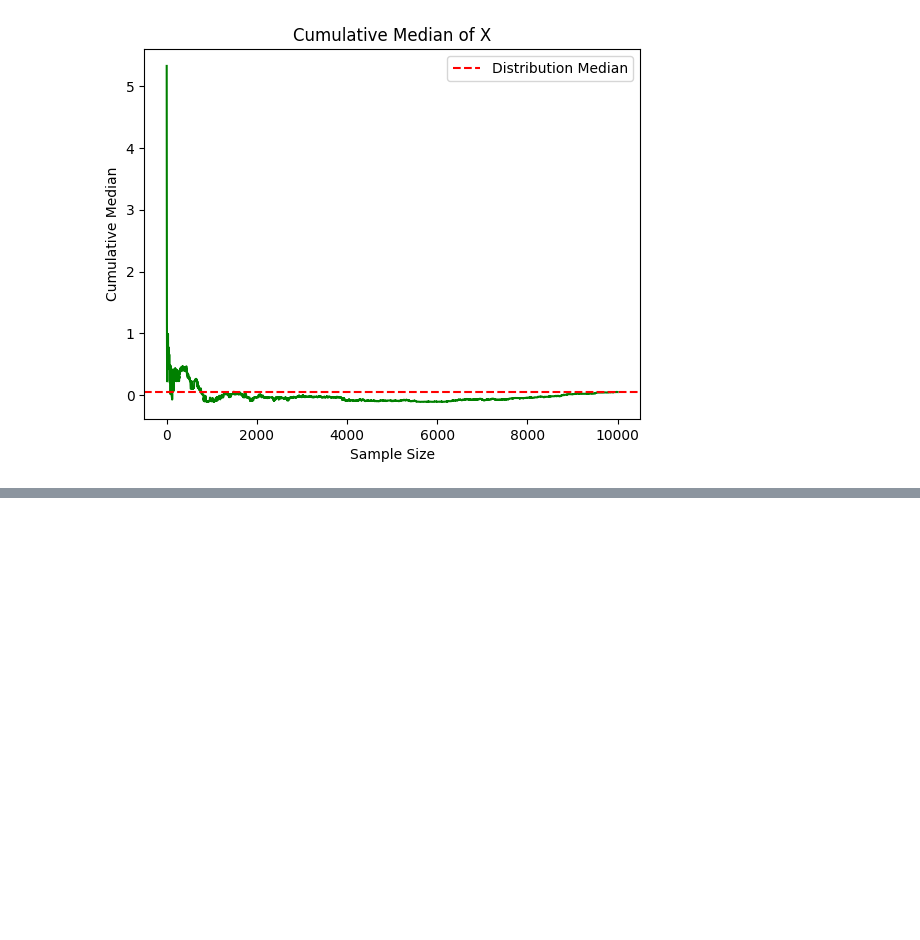
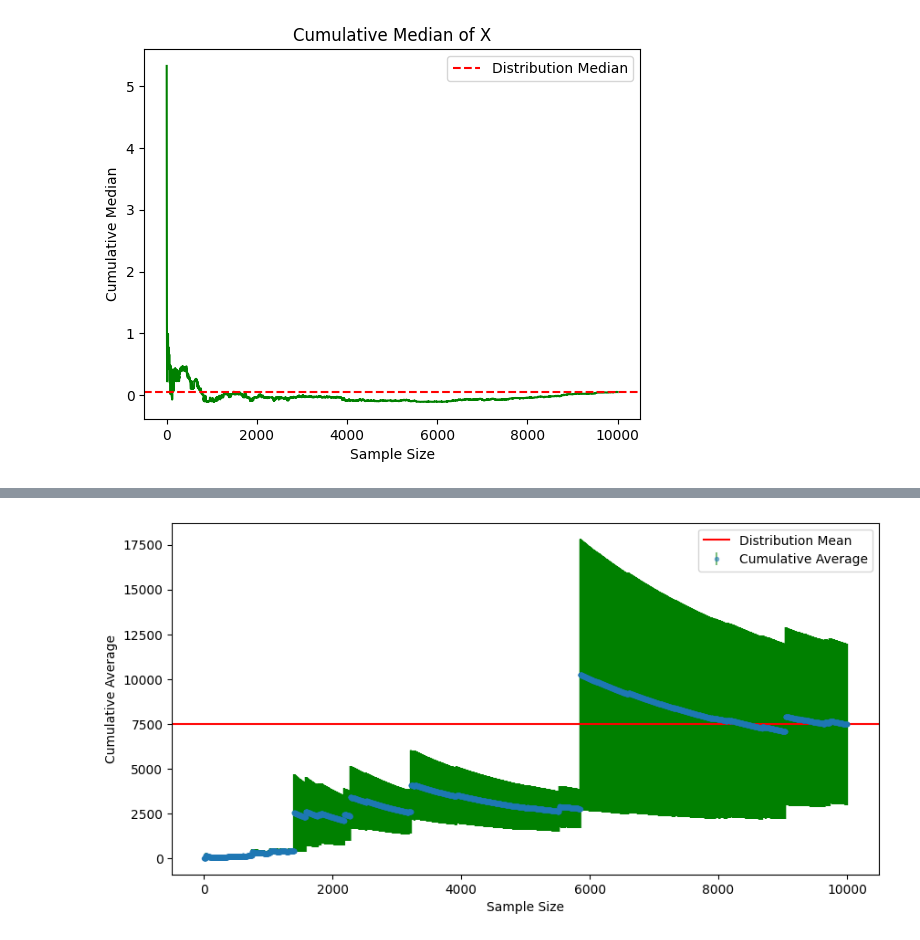
Before and after one commit to Student204161/computational-social-science-assignments, a Jupyter notebook: Exercise 3 Project 1.ipynb, the cells around one changed output, grey strips where cells are left out. Drawn from its saved outputs; the diff is of its cells as text; code cells hidden in the pictures; blank space fills up the shorter version.

```diff
--- a/Exercise 3 Project 1.ipynb
+++ b/Exercise 3 Project 1.ipynb
@@ -81,0 +75,17 @@ plt.show()
+# %%
+cumulative_avg_Par = np.cumsum(Pareto_data) / np.arange(1, len(Pareto_data) + 1)
+cumulative_error_Par = np.cumsum((Pareto_data - cumulative_avg_Par) ** 2) / np.arange(1, len(Pareto_data) + 1)
+cumulative_standard_error_Par = np.sqrt(cumulative_error_Par) / np.sqrt(np.arange(1, len(Pareto_data) + 1))
+
+distribution_mean_Par = np.mean(Pareto_data)
+distribution_median_Par = np.median(Pareto_data)
+
+plt.figure(figsize=(10, 5))
+plt.errorbar(np.arange(1, len(Pareto_data)+1), cumulative_avg_Par, yerr=cumulative_standard_error_Par, fmt='.', ecolor='green', alpha=0.5, label='Cumulative Average')
+plt.axhline(distribution_mean_Par, color='r', label='Distribution Mean')
+plt.xlabel('Sample Size')
+plt.ylabel('Cumulative Average')
+plt.legend()
+plt.show()
+# %% [output]
+[figure, added]
```
Also changed, not shown: parts of 6 cells of this notebook.
